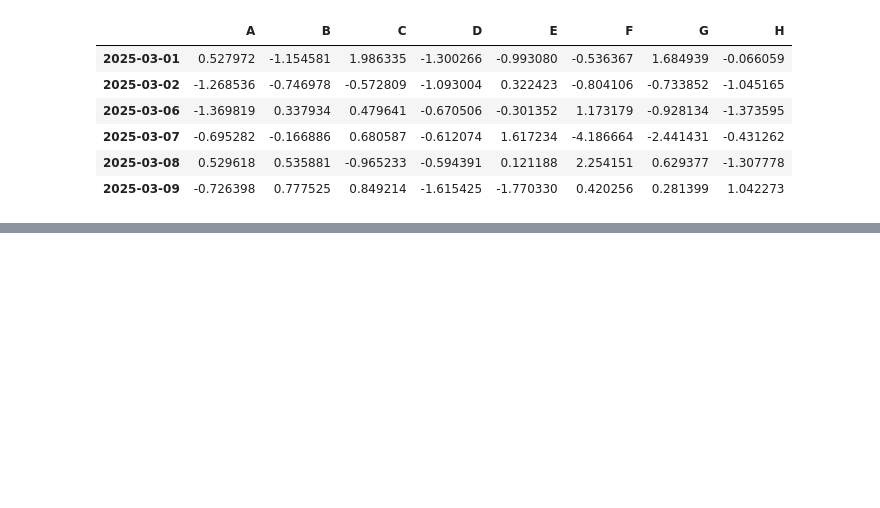
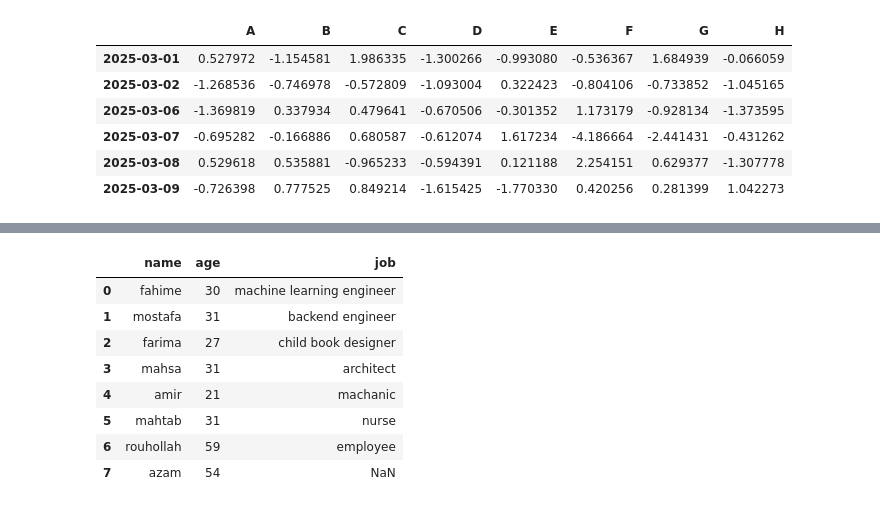
Before and after one commit to fahime9407/Machine-Learning-Path, a Jupyter notebook: pandas.ipynb, the cells around one changed output, grey strips where cells are left out. Drawn from its saved outputs; the diff is of its cells as text; code cells hidden in the pictures; blank space fills up the shorter version.

```diff
--- a/pandas.ipynb
+++ b/pandas.ipynb
@@ -188,0 +226,4 @@ filtered
+# %%
+df_info.iloc[5] = ["mahtab", 31, "nurse"]
+
+df_info
@@ -188,0 +279,3 @@ filtered
+# %%
+df_info["favorite"] = ["crocheting", "film", "freinds", "traveling", "gaming", "reading"]
+df_info
@@ -188,0 +290,3 @@ filtered
+# %%
+df_info.drop("favorite", axis=1, inplace=True)
+df_info
@@ -188,0 +301,3 @@ filtered
+# %%
+df_info.loc[len(df_info)] = ["rouhollah", 59, "employee"]
+df_info
@@ -188,0 +313,17 @@ filtered
+# %%
+df_info.loc[len(df_info)] = {
+    "name": "azam",
+    "age": 54,
+    "job": np.nan
+}
+df_info
+# %% [output]
+|  | name | age | job |
+| 0 | fahime | 30 | machine learning engineer |
+| 1 | mostafa | 31 | backend engineer |
+| 2 | farima | 27 | child book designer |
+| 3 | mahsa | 31 | architect |
+| 4 | amir | 21 | machanic |
+| 5 | mahtab | 31 | nurse |
+| 6 | rouhollah | 59 | employee |
+| 7 | azam | 54 | NaN |
```
Also changed, not shown: parts of 16 cells of this notebook, 2 other files.
